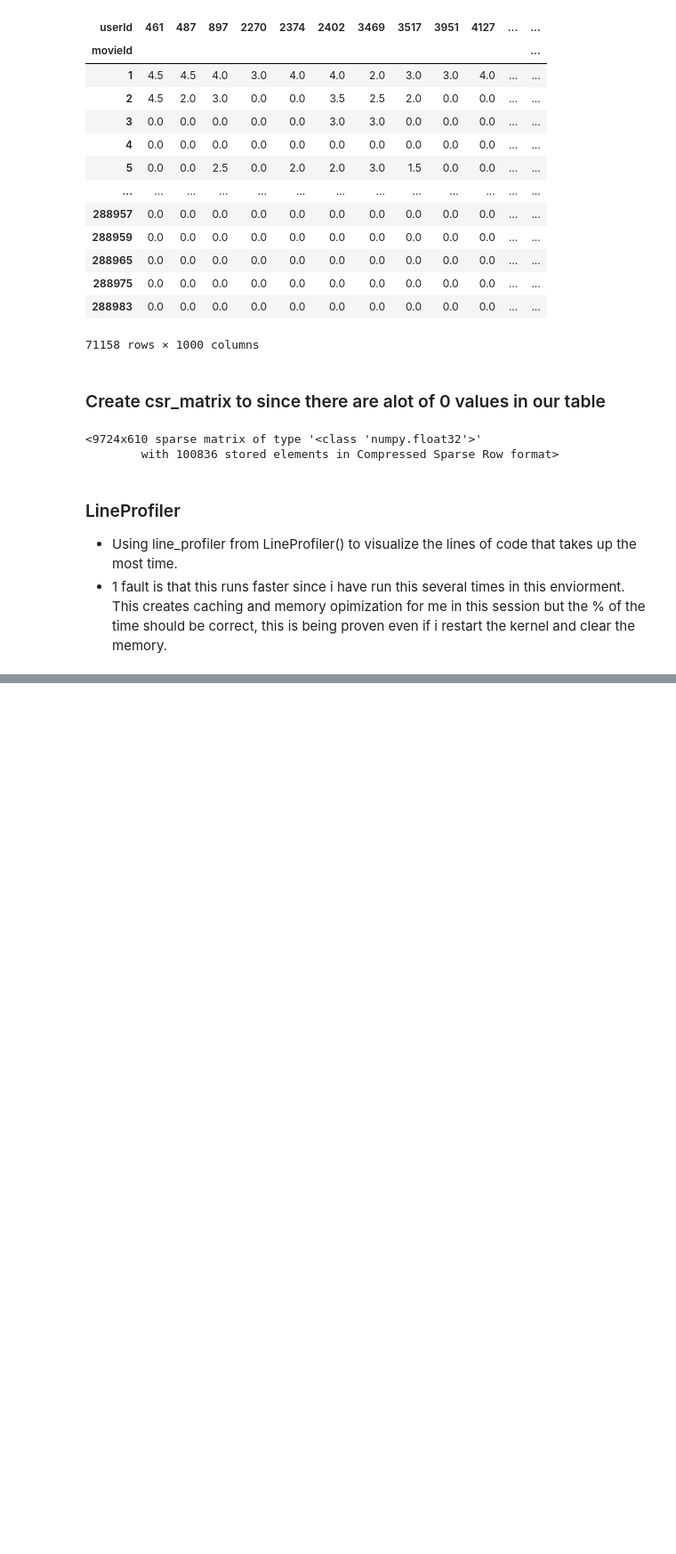
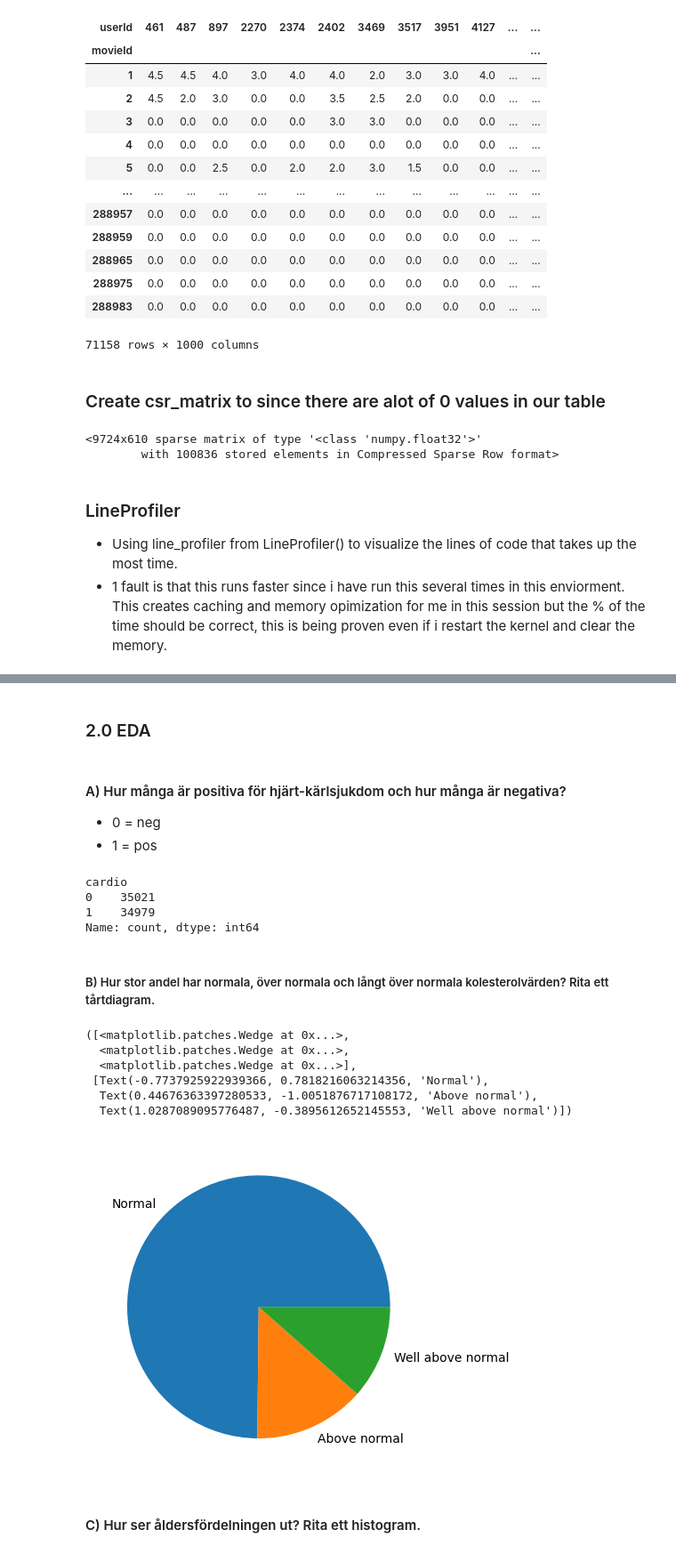
Before and after one commit to NoahEliasson/AI-Noah-Eliasson-OPA23, a Jupyter notebook: labs/Lab_1_Recommendation_system.ipynb, the cells around one changed output, grey strips where cells are left out. Shown: that part at 89% size. Saved outputs shown, nothing was run; the diff lists cells and outputs as text; code cells hidden in the pictures; blank space fills up the shorter version.

```diff
--- a/labs/Lab_1_Recommendation_system.ipynb
+++ b/labs/Lab_1_Recommendation_system.ipynb
@@ -290,0 +310,3 @@ Velvet Goldmine (1998)
+# %%
+df_disease = pd.read_csv("C:/Users/Noah7/code/Github/AI-Noah-Eliasson-OPA23/data/cardio_train.csv", sep=";")
+df_disease.info()
@@ -290,0 +343,32 @@ Velvet Goldmine (1998)
+# %% [markdown]
+### 2.0 EDA
+# %% [markdown]
+#### A) Hur många är positiva för hjärt-kärlsjukdom och hur många är negativa?
+- 0 = neg
+- 1 = pos
+# %%
+df_disease.value_counts("cardio")
+# %% [output]
+cardio
+0    35021
+1    34979
+Name: count, dtype: int64
+# %% [markdown]
+##### B) Hur stor andel har normala, över normala och långt över normala kolesterolvärden? Rita ett tårtdiagram.
+# %%
+chol_count = df_disease.value_counts("cholesterol")
+chol_count
+labels = ["Normal", "Above normal", "Well above normal"]
+values = [chol_count[1], chol_count[2], chol_count[3]]
+fig, ax = plt.subplots()
+ax.pie(values, labels=labels)
+# %% [output]
+([<matplotlib.patches.Wedge at 0x...>,
+  <matplotlib.patches.Wedge at 0x...>,
+  <matplotlib.patches.Wedge at 0x...>],
+ [Text(-0.7737925922939366, 0.7818216063214356, 'Normal'),
+  Text(0.44676363397280533, -1.0051876717108172, 'Above normal'),
+  Text(1.0287089095776487, -0.3895612652145553, 'Well above normal')])
+[figure, added]
+# %% [markdown]
+#### C) Hur ser åldersfördelningen ut? Rita ett histogram.
```
Also changed, not shown: parts of 16 cells of this notebook, 3 other files.
